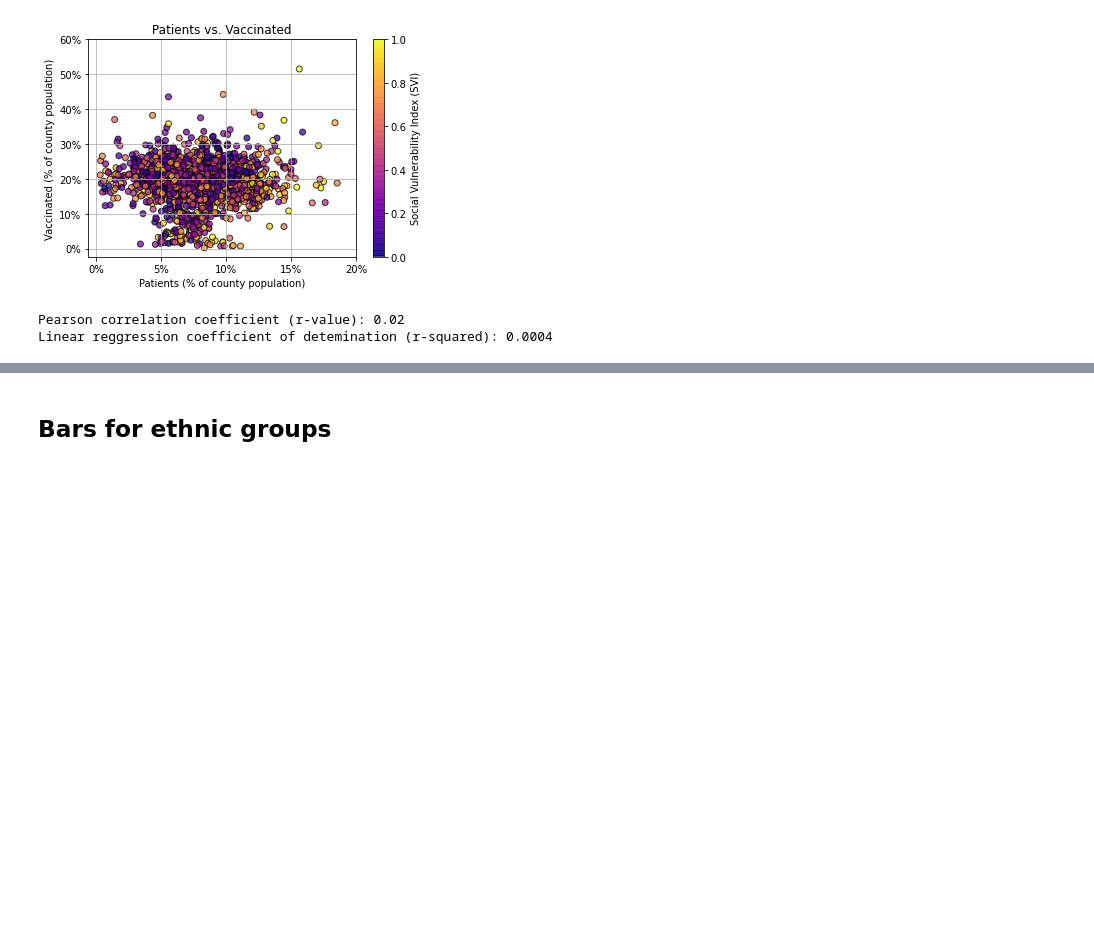
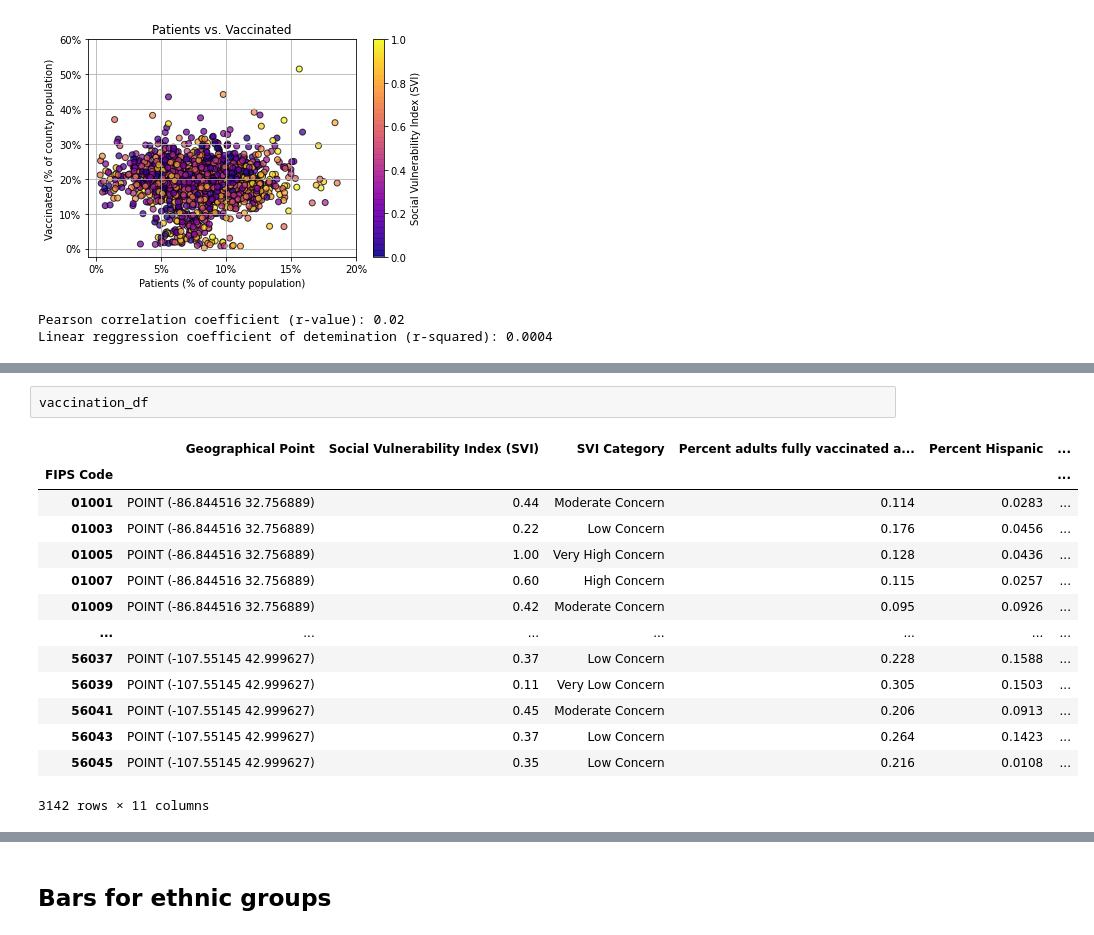
Before and after one commit to mgeffroy/P1-US-COVID-19-Vaccination-Campaign, a Jupyter notebook: P1.3_Scatter.ipynb, the cells around one changed output, grey strips where cells are left out. Cells and saved outputs as stored; diff of their text form; blank space fills up the shorter version.

```diff
--- a/P1.3_Scatter.ipynb
+++ b/P1.3_Scatter.ipynb
@@ -511,0 +518,17 @@ plt.show()
+# %%
+vaccination_df
+# %% [output]
+|  | Geographical Point | Social Vulnerability Index (SVI) | SVI Category | Percent adults fully vaccinated a... | Percent Hispanic | ... |
+| FIPS Code |  |  |  |  |  | ... |
+| 01001 | POINT (-86.844516 32.756889) | 0.44 | Moderate Concern | 0.114 | 0.0283 | ... |
+| 01003 | POINT (-86.844516 32.756889) | 0.22 | Low Concern | 0.176 | 0.0456 | ... |
+| 01005 | POINT (-86.844516 32.756889) | 1.00 | Very High Concern | 0.128 | 0.0436 | ... |
+| 01007 | POINT (-86.844516 32.756889) | 0.60 | High Concern | 0.115 | 0.0257 | ... |
+| 01009 | POINT (-86.844516 32.756889) | 0.42 | Moderate Concern | 0.095 | 0.0926 | ... |
+| ... | ... | ... | ... | ... | ... | ... |
+| 56037 | POINT (-107.55145 42.999627) | 0.37 | Low Concern | 0.228 | 0.1588 | ... |
+| 56039 | POINT (-107.55145 42.999627) | 0.11 | Very Low Concern | 0.305 | 0.1503 | ... |
+| 56041 | POINT (-107.55145 42.999627) | 0.45 | Moderate Concern | 0.206 | 0.0913 | ... |
+| 56043 | POINT (-107.55145 42.999627) | 0.37 | Low Concern | 0.264 | 0.1423 | ... |
+| 56045 | POINT (-107.55145 42.999627) | 0.35 | Low Concern | 0.216 | 0.0108 | ... |
+3142 rows × 11 columns
```
Also changed, not shown: parts of 12 cells of this notebook, 3 other files.
